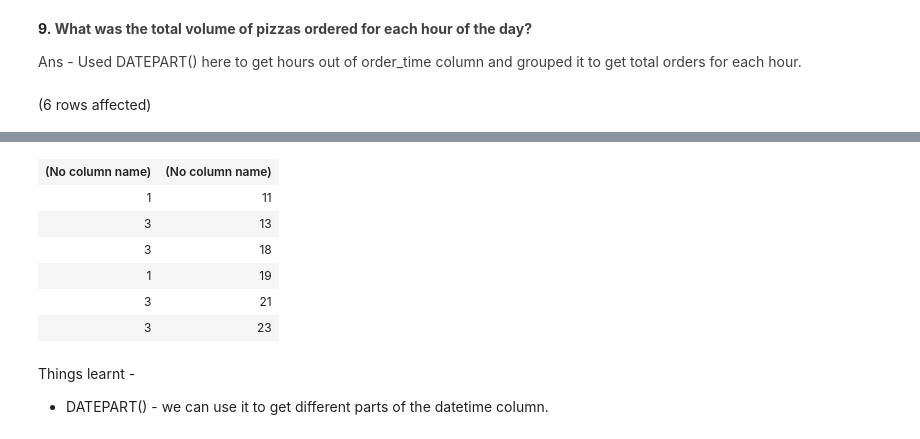
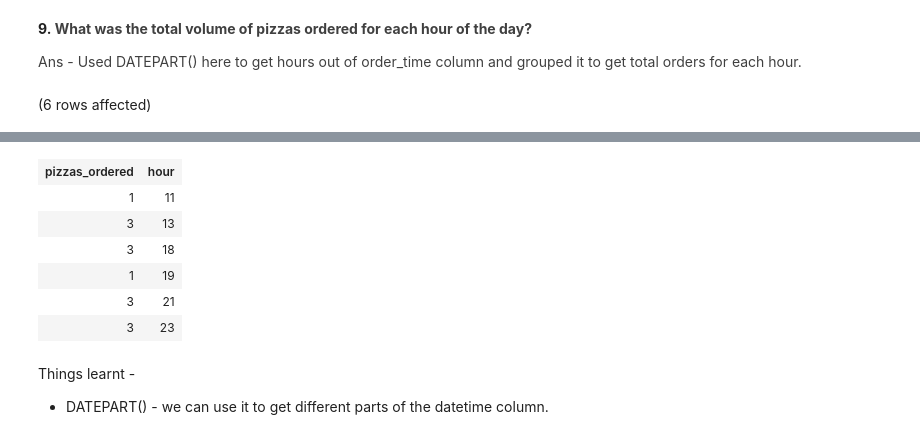
Before and after one commit to Inderpreetsingh11/8_week_sql_challenge, a Jupyter notebook: Case Study 2/Section 1 and 2.ipynb, the cells around one changed output, grey strips where cells are left out. Saved outputs shown, nothing was run; the diff lists cells and outputs as text; code cells hidden in the pictures.

```diff
--- a/Case Study 2/Section 1 and 2.ipynb
+++ b/Case Study 2/Section 1 and 2.ipynb
@@ -153,6 +153,6 @@ Total execution time: 00:00:00.034
 
 <span style="font-family: inherit; font-size: inherit; font-style: inherit; font-variant-caps: inherit; color: rgb(64, 64, 64); caret-color: rgb(64, 64, 64);">Ans - Used DATEPART() here to get hours out of order_time column and grouped it to get total orders for each hour.</span>
 # %%
-select count(order_id),DATEPART(HOUR,order_time) from customer_orders group by DATEPART(HOUR,order_time)
+select count(order_id) as pizzas_ordered,DATEPART(HOUR,order_time) as hour from customer_orders group by DATEPART(HOUR,order_time)
 # %% [output]
 (6 rows affected)
@@ -160,4 +160,4 @@ Total execution time: 00:00:00.057
-| (No column name) | (No column name) |
+| pizzas_ordered | hour |
 | 1 | 11 |
 | 3 | 13 |
 | 3 | 18 |
```
Also changed, not shown: parts of 2 cells of this notebook.
